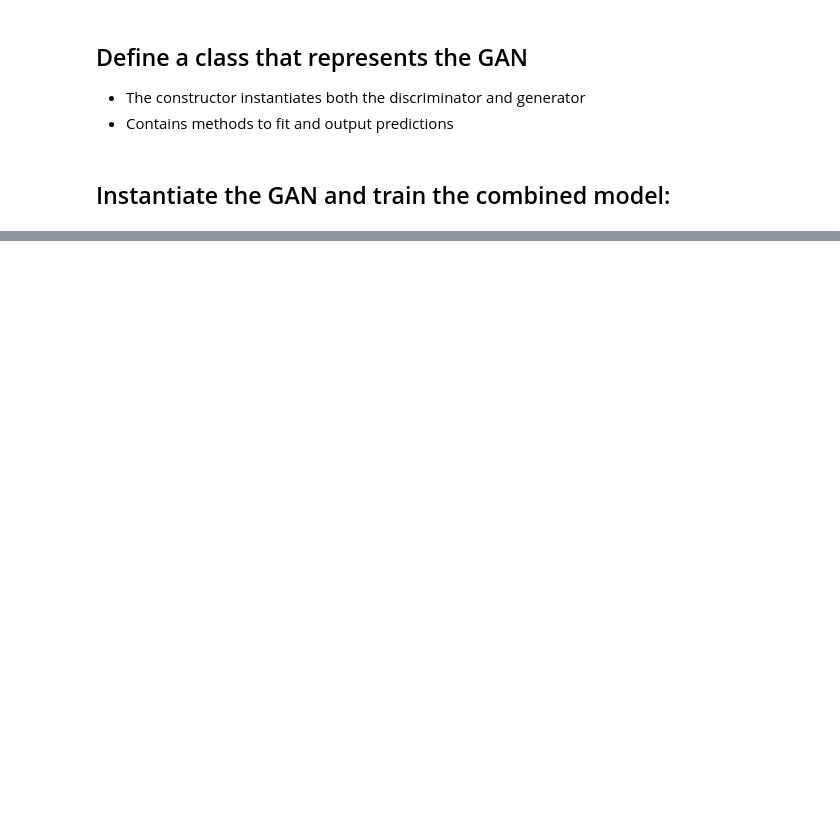
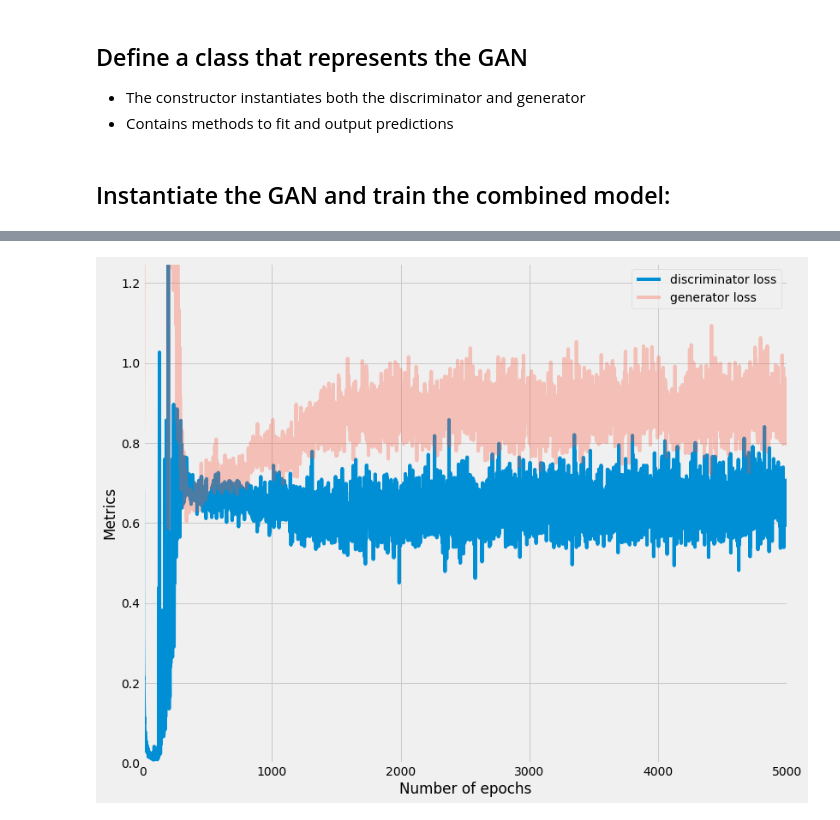
Before and after one commit to ericnewnam/ANNs, a Jupyter notebook: generative_adversarial_network.ipynb, the cells around one changed output, grey strips where cells are left out. Drawn from its saved outputs; the diff is of its cells as text; code cells hidden in the pictures; blank space fills up the shorter version.

```diff
--- a/generative_adversarial_network.ipynb
+++ b/generative_adversarial_network.ipynb
@@ -250,0 +253,15 @@ plt.show()
+# %%
+plt.figure(figsize=(12, 10))
+x_units = list(range(1, 5001))
+plt.plot(x_units, gan.discriminator_loss_list[:5000], label='discriminator loss')
+#plt.plot(x_units, gan.discriminator_acc_list, label='discriminator accuracy', alpha=0.3)
+plt.plot(x_units, gan.generator_loss_list[:5000], label='generator loss', alpha=0.3)
+
+# xmin xmax ymin ymax
+plt.axis([0, 5000, 0, 1.25])
+plt.xlabel('Number of epochs')
+plt.ylabel('Metrics')
+plt.legend()
+plt.show()
+# %% [output]
+[figure, added]
```
Also changed, not shown: parts of 11 cells of this notebook.
